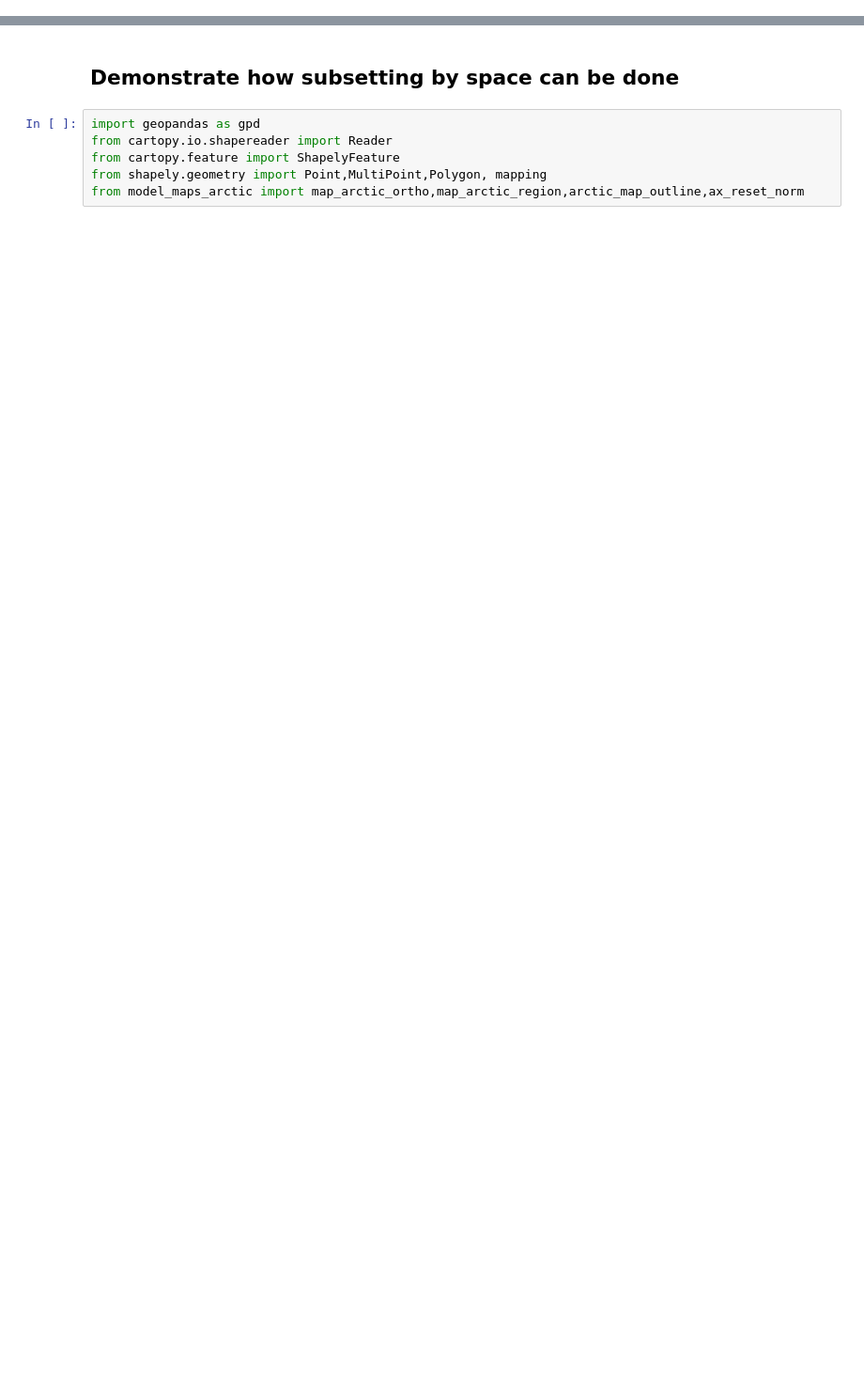
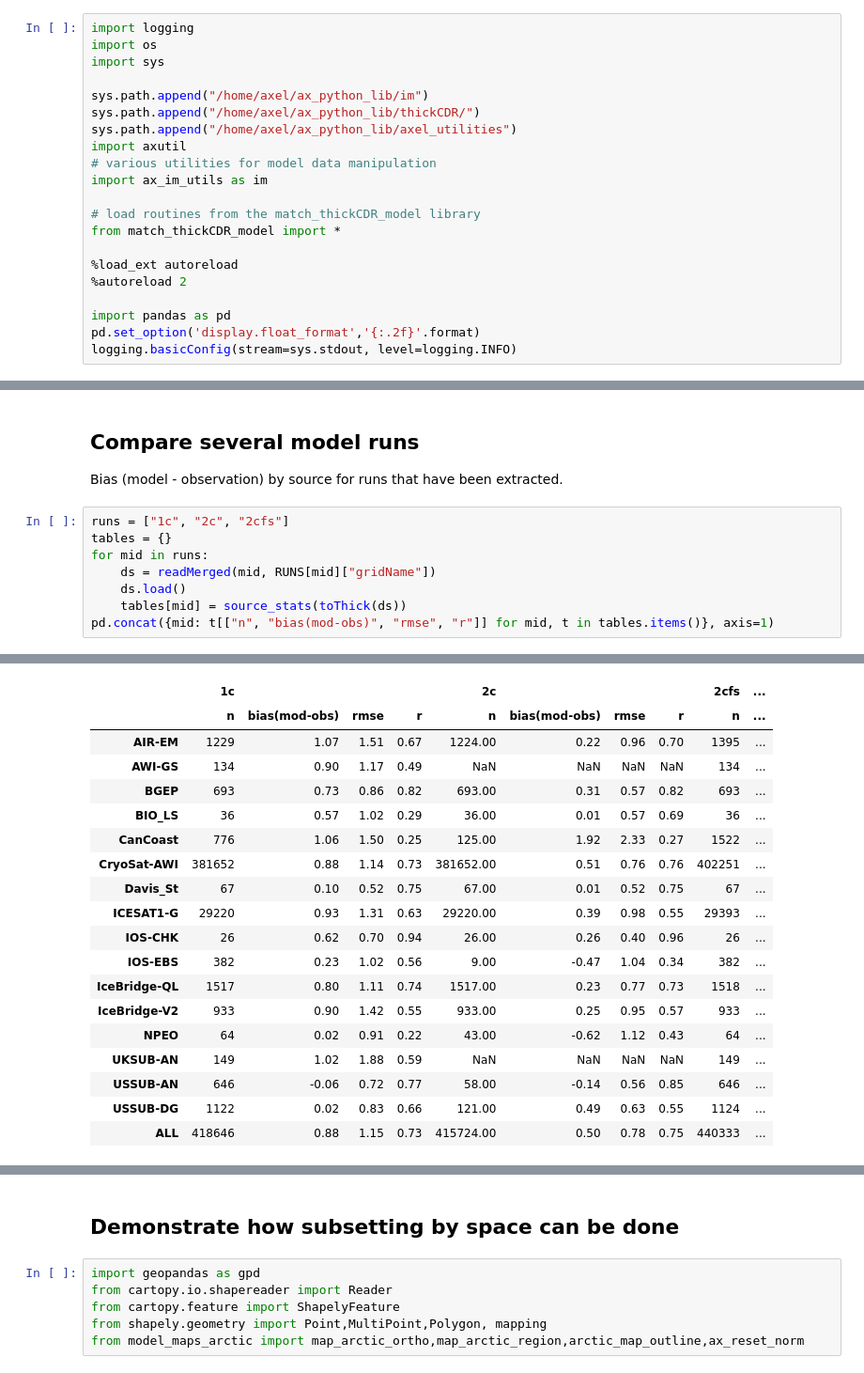
Before and after one commit to axelschweiger/thickCDR, a Jupyter notebook: CompareThickCDR_and_model.ipynb, the cells around one changed output, grey strips where cells are left out. Shown at 94% size. Drawn from its saved outputs; the diff is of its cells as text; blank space fills up the shorter version.

```diff
--- a/CompareThickCDR_and_model.ipynb
+++ b/CompareThickCDR_and_model.ipynb
@@ -212,0 +7,21 @@ Notes:
+# %%
+import logging
+import os
+import sys
+
+sys.path.append("/home/axel/ax_python_lib/im")
+sys.path.append("/home/axel/ax_python_lib/thickCDR/")
+sys.path.append("/home/axel/ax_python_lib/axel_utilities")
+import axutil
+# various utilities for model data manipulation
+import ax_im_utils as im
+
+# load routines from the match_thickCDR_model library
+from match_thickCDR_model import *
+
+%load_ext autoreload
+%autoreload 2
+
+import pandas as pd
+pd.set_option('display.float_format','{:.2f}'.format)
+logging.basicConfig(stream=sys.stdout, level=logging.INFO)
@@ -212,0 +136,13 @@ Notes:
+# %% [markdown]
+## Compare several model runs
+
+Bias (model - observation) by source for runs that have been extracted.
+# %%
+runs = ["1c", "2c", "2cfs"]
+tables = {}
+for mid in runs:
+    ds = readMerged(mid, RUNS[mid]["gridName"])
+    ds.load()
+    tables[mid] = source_stats(toThick(ds))
+pd.concat({mid: t[["n", "bias(mod-obs)", "rmse", "r"]] for mid, t in tables.items()}, axis=1)
+# %% [output]
@@ -212,0 +166,19 @@ Notes:
+|  | 1c |  |  |  | 2c |  |  |  | 2cfs | ... |
+|  | n | bias(mod-obs) | rmse | r | n | bias(mod-obs) | rmse | r | n | ... |
+| AIR-EM | 1229 | 1.07 | 1.51 | 0.67 | 1224.00 | 0.22 | 0.96 | 0.70 | 1395 | ... |
+| AWI-GS | 134 | 0.90 | 1.17 | 0.49 | NaN | NaN | NaN | NaN | 134 | ... |
+| BGEP | 693 | 0.73 | 0.86 | 0.82 | 693.00 | 0.31 | 0.57 | 0.82 | 693 | ... |
+| BIO_LS | 36 | 0.57 | 1.02 | 0.29 | 36.00 | 0.01 | 0.57 | 0.69 | 36 | ... |
+| CanCoast | 776 | 1.06 | 1.50 | 0.25 | 125.00 | 1.92 | 2.33 | 0.27 | 1522 | ... |
+| CryoSat-AWI | 381652 | 0.88 | 1.14 | 0.73 | 381652.00 | 0.51 | 0.76 | 0.76 | 402251 | ... |
+| Davis_St | 67 | 0.10 | 0.52 | 0.75 | 67.00 | 0.01 | 0.52 | 0.75 | 67 | ... |
+| ICESAT1-G | 29220 | 0.93 | 1.31 | 0.63 | 29220.00 | 0.39 | 0.98 | 0.55 | 29393 | ... |
+| IOS-CHK | 26 | 0.62 | 0.70 | 0.94 | 26.00 | 0.26 | 0.40 | 0.96 | 26 | ... |
+| IOS-EBS | 382 | 0.23 | 1.02 | 0.56 | 9.00 | -0.47 | 1.04 | 0.34 | 382 | ... |
+| IceBridge-QL | 1517 | 0.80 | 1.11 | 0.74 | 1517.00 | 0.23 | 0.77 | 0.73 | 1518 | ... |
+| IceBridge-V2 | 933 | 0.90 | 1.42 | 0.55 | 933.00 | 0.25 | 0.95 | 0.57 | 933 | ... |
+| NPEO | 64 | 0.02 | 0.91 | 0.22 | 43.00 | -0.62 | 1.12 | 0.43 | 64 | ... |
+| UKSUB-AN | 149 | 1.02 | 1.88 | 0.59 | NaN | NaN | NaN | NaN | 149 | ... |
+| USSUB-AN | 646 | -0.06 | 0.72 | 0.77 | 58.00 | -0.14 | 0.56 | 0.85 | 646 | ... |
+| USSUB-DG | 1122 | 0.02 | 0.83 | 0.66 | 121.00 | 0.49 | 0.63 | 0.55 | 1124 | ... |
+| ALL | 418646 | 0.88 | 1.15 | 0.73 | 415724.00 | 0.50 | 0.78 | 0.75 | 440333 | ... |
```
Also changed, not shown: parts of 49 cells of this notebook, 2 other files.
